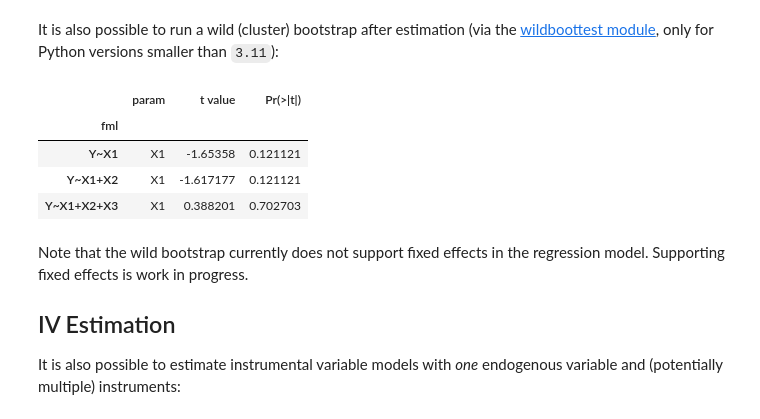
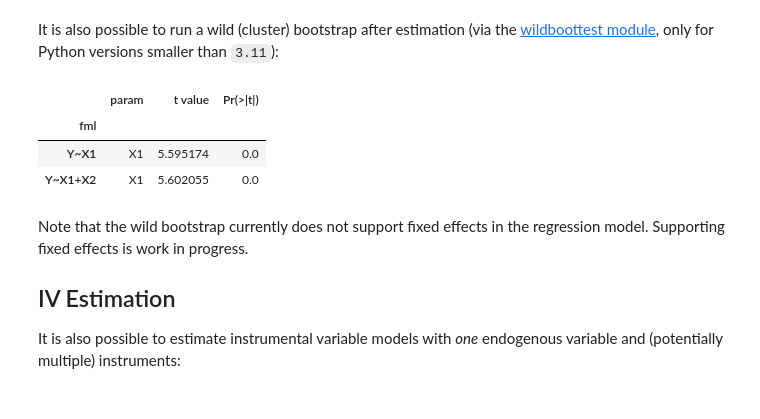
Before and after one commit to py-econometrics/pyfixest, a Jupyter notebook: docs/tutorial.ipynb, the cells around one changed output. Drawn from its saved outputs; the diff is of its cells as text; code cells hidden in the pictures.

```diff
--- a/docs/tutorial.ipynb
+++ b/docs/tutorial.ipynb
@@ -107,14 +104,13 @@ It is also possible to run a wild (cluster) bootstrap after estimation (via the
 versions smaller than `3.11`):
 # %%
 fixest = Fixest(data = data)
-fixest.feols("Y~ csw(X1, X2, X3)", vcov = {"CRV1":"group_id"})
+fixest.feols("Y~ csw(X1, X2)", vcov = {"CRV1":"group_id"})
 fixest.wildboottest(param = "X1", B = 999)
 # %% [output]
 |  | param | t value | Pr(>|t|) |
 | fml |  |  |  |
-| Y~X1 | X1 | -1.65358 | 0.121121 |
-| Y~X1+X2 | X1 | -1.617177 | 0.121121 |
-| Y~X1+X2+X3 | X1 | 0.388201 | 0.702703 |
+| Y~X1 | X1 | 5.595174 | 0.0 |
+| Y~X1+X2 | X1 | 5.602055 | 0.0 |
 # %% [markdown]
 Note that the wild bootstrap currently does not support fixed effects in the regression model. Supporting fixed effects is work in progress.
 
```
Also changed, not shown: parts of 12 cells of this notebook, 3 other files.
